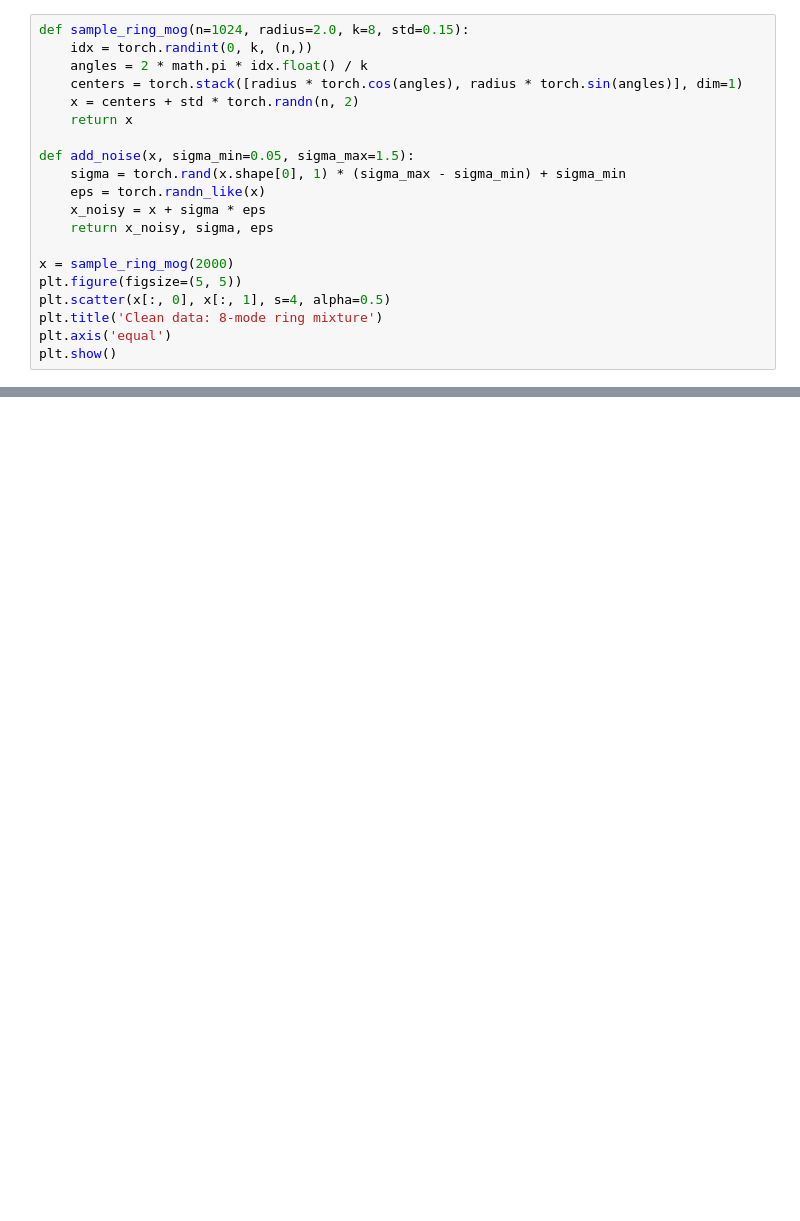
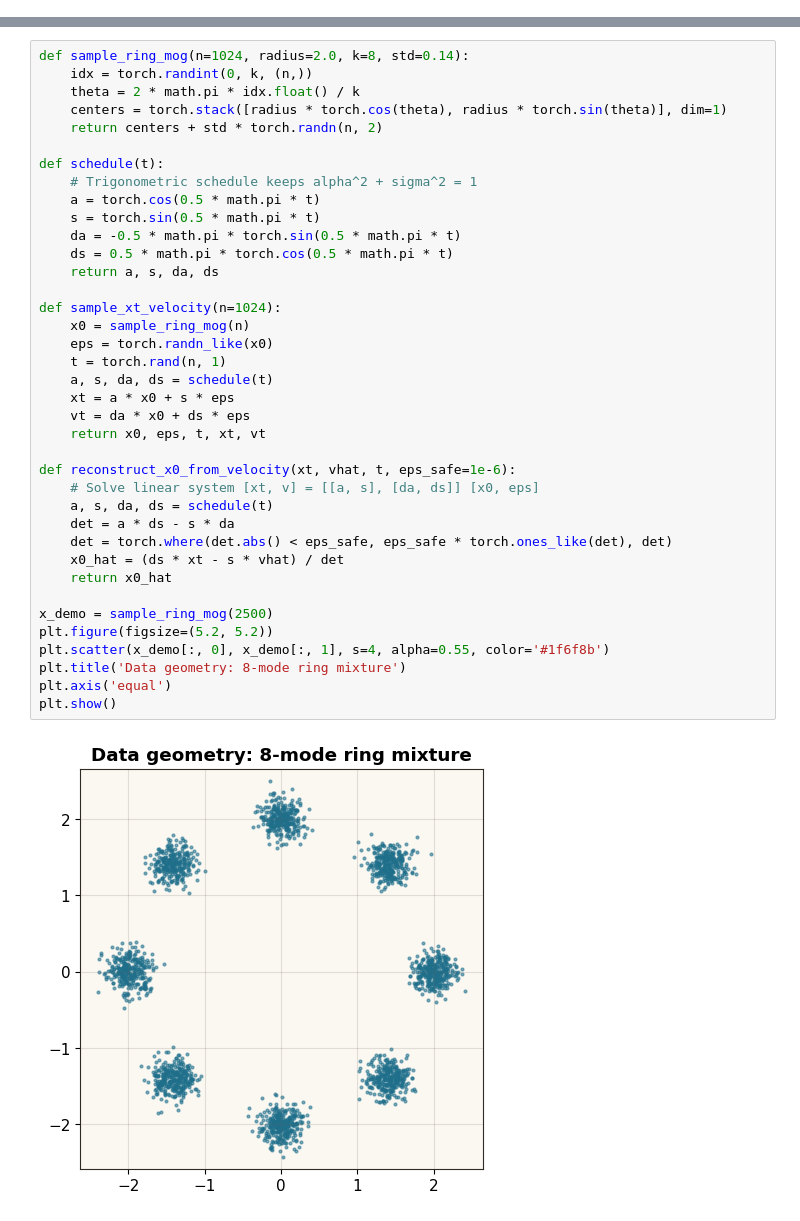
Before and after one commit to wongeld/geometry-of-noise-diffusion, a Jupyter notebook: diffusion_without_noise_conditioning_notebook.ipynb, the cells around one changed output, grey strips where cells are left out. Cells and saved outputs as stored; diff of their text form; blank space fills up the shorter version.

```diff
--- a/diffusion_without_noise_conditioning_notebook.ipynb
+++ b/diffusion_without_noise_conditioning_notebook.ipynb
@@ -42,20 +0,0 @@ A single Gaussian is too easy. We use 8 modes on a circle so geometry matters.
-# %%
-def sample_ring_mog(n=1024, radius=2.0, k=8, std=0.15):
-    idx = torch.randint(0, k, (n,))
-    angles = 2 * math.pi * idx.float() / k
-    centers = torch.stack([radius * torch.cos(angles), radius * torch.sin(angles)], dim=1)
-    x = centers + std * torch.randn(n, 2)
-    return x
-
-def add_noise(x, sigma_min=0.05, sigma_max=1.5):
-    sigma = torch.rand(x.shape[0], 1) * (sigma_max - sigma_min) + sigma_min
-    eps = torch.randn_like(x)
-    x_noisy = x + sigma * eps
-    return x_noisy, sigma, eps
-
-x = sample_ring_mog(2000)
-plt.figure(figsize=(5, 5))
-plt.scatter(x[:, 0], x[:, 1], s=4, alpha=0.5)
-plt.title('Clean data: 8-mode ring mixture')
-plt.axis('equal')
-plt.show()
@@ -326,0 +56,40 @@ except Exception as e:
+# %%
+def sample_ring_mog(n=1024, radius=2.0, k=8, std=0.14):
+    idx = torch.randint(0, k, (n,))
+    theta = 2 * math.pi * idx.float() / k
+    centers = torch.stack([radius * torch.cos(theta), radius * torch.sin(theta)], dim=1)
+    return centers + std * torch.randn(n, 2)
+
+def schedule(t):
+    # Trigonometric schedule keeps alpha^2 + sigma^2 = 1
+    a = torch.cos(0.5 * math.pi * t)
+    s = torch.sin(0.5 * math.pi * t)
+    da = -0.5 * math.pi * torch.sin(0.5 * math.pi * t)
+    ds = 0.5 * math.pi * torch.cos(0.5 * math.pi * t)
+    return a, s, da, ds
+
+def sample_xt_velocity(n=1024):
+    x0 = sample_ring_mog(n)
+    eps = torch.randn_like(x0)
+    t = torch.rand(n, 1)
+    a, s, da, ds = schedule(t)
+    xt = a * x0 + s * eps
+    vt = da * x0 + ds * eps
+    return x0, eps, t, xt, vt
+
+def reconstruct_x0_from_velocity(xt, vhat, t, eps_safe=1e-6):
+    # Solve linear system [xt, v] = [[a, s], [da, ds]] [x0, eps]
+    a, s, da, ds = schedule(t)
+    det = a * ds - s * da
+    det = torch.where(det.abs() < eps_safe, eps_safe * torch.ones_like(det), det)
+    x0_hat = (ds * xt - s * vhat) / det
+    return x0_hat
+
+x_demo = sample_ring_mog(2500)
+plt.figure(figsize=(5.2, 5.2))
+plt.scatter(x_demo[:, 0], x_demo[:, 1], s=4, alpha=0.55, color='#1f6f8b')
+plt.title('Data geometry: 8-mode ring mixture')
+plt.axis('equal')
+plt.show()
+# %% [output]
+[figure, added]
```
Also changed, not shown: parts of 34 cells of this notebook, 1 other file.
